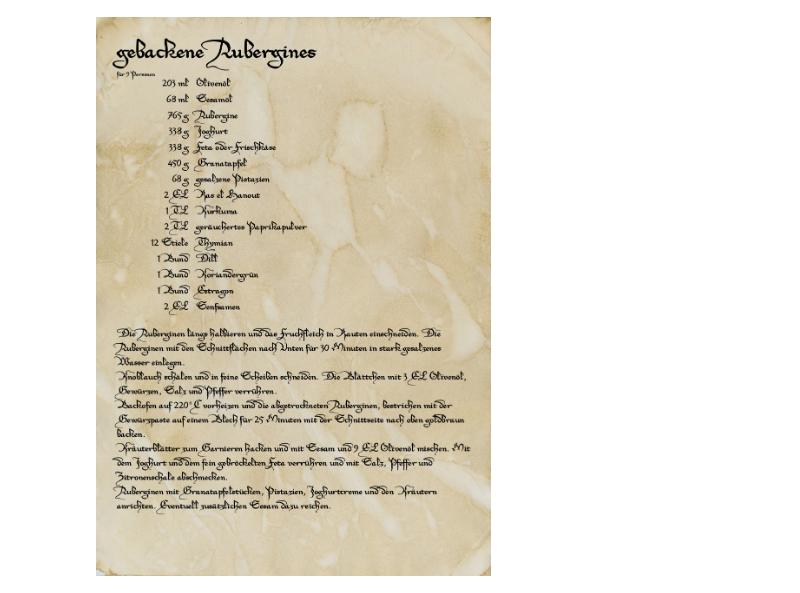
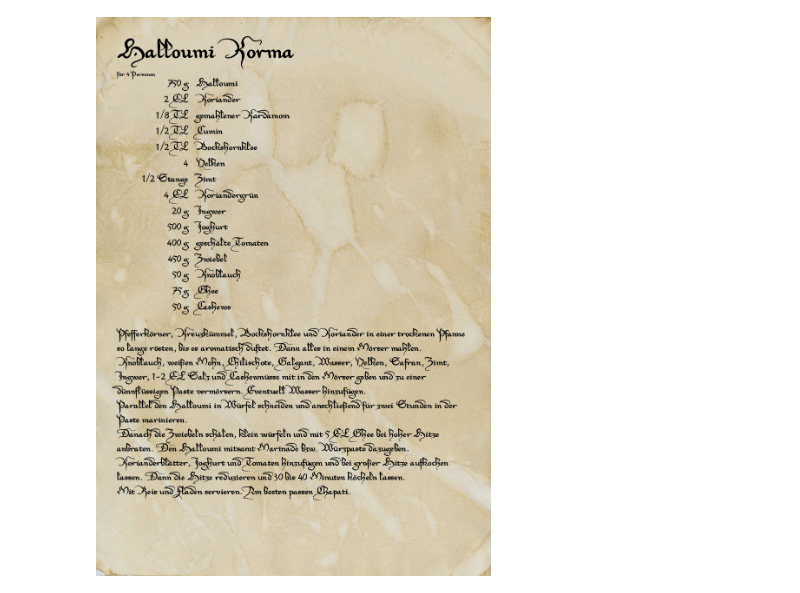
Before and after one commit to pinae/recipePDFtests, a Jupyter notebook: create_recipe.ipynb, the cells around one changed output. Drawn from its saved outputs; the diff is of its cells as text; code cells hidden in the pictures.

```diff
--- a/create_recipe.ipynb
+++ b/create_recipe.ipynb
@@ -5,32 +5,32 @@ from wand.image import Image as WImage
 import json
 
 with open("recipes.json", 'r') as json_file:
     recipes = json.load(json_file)
 
 pdf = FPDF(orientation='P', unit='mm', format='A4')
 fpdf.SYSTEM_TTFONTS = '~/.local/share/fonts/'
 pdf.add_font('Xirwena', '', 'xirwen3U.ttf', uni=True)
 for recipe in recipes:
     pdf.add_page()
     pdf.image("texture-of-parchment-paper.jpg", x=-4, y=-8, w=217, h=313)
     pdf.set_font('Xirwena', size=28)
     pdf.cell(0, pdf.font_size * 1.8, txt=recipe["title"], ln=1, align="L")
     pdf.set_font('Xirwena', size=8)
     pdf.cell(0, pdf.font_size * 2, txt=recipe["servings"], ln=1, align="L")
     pdf.set_font('Xirwena', size=12)
     for ingredient in recipe["ingredients"]:
         pdf.cell(40, pdf.font_size * 1.0,
                      txt=ingredient[0], ln=0, align="R")
         pdf.cell(2, 0, txt="", ln=0, align="R")
         pdf.cell(0, pdf.font_size * 1.0,
                      txt=ingredient[1], ln=1, align="L")
         pdf.ln()
     pdf.ln()
     for line in recipe["description"]:
         pdf.write(h=pdf.font_size * 1.8, txt=line)
         pdf.ln()
 pdf.output("test.pdf")
 
-WImage(filename="test.pdf[6]", resolution=110)
+WImage(filename="test.pdf[9]", resolution=110)
 # %% [output]
-[figure, old version]
+[figure, new version]
```
Also changed, not shown: 1 other file.
